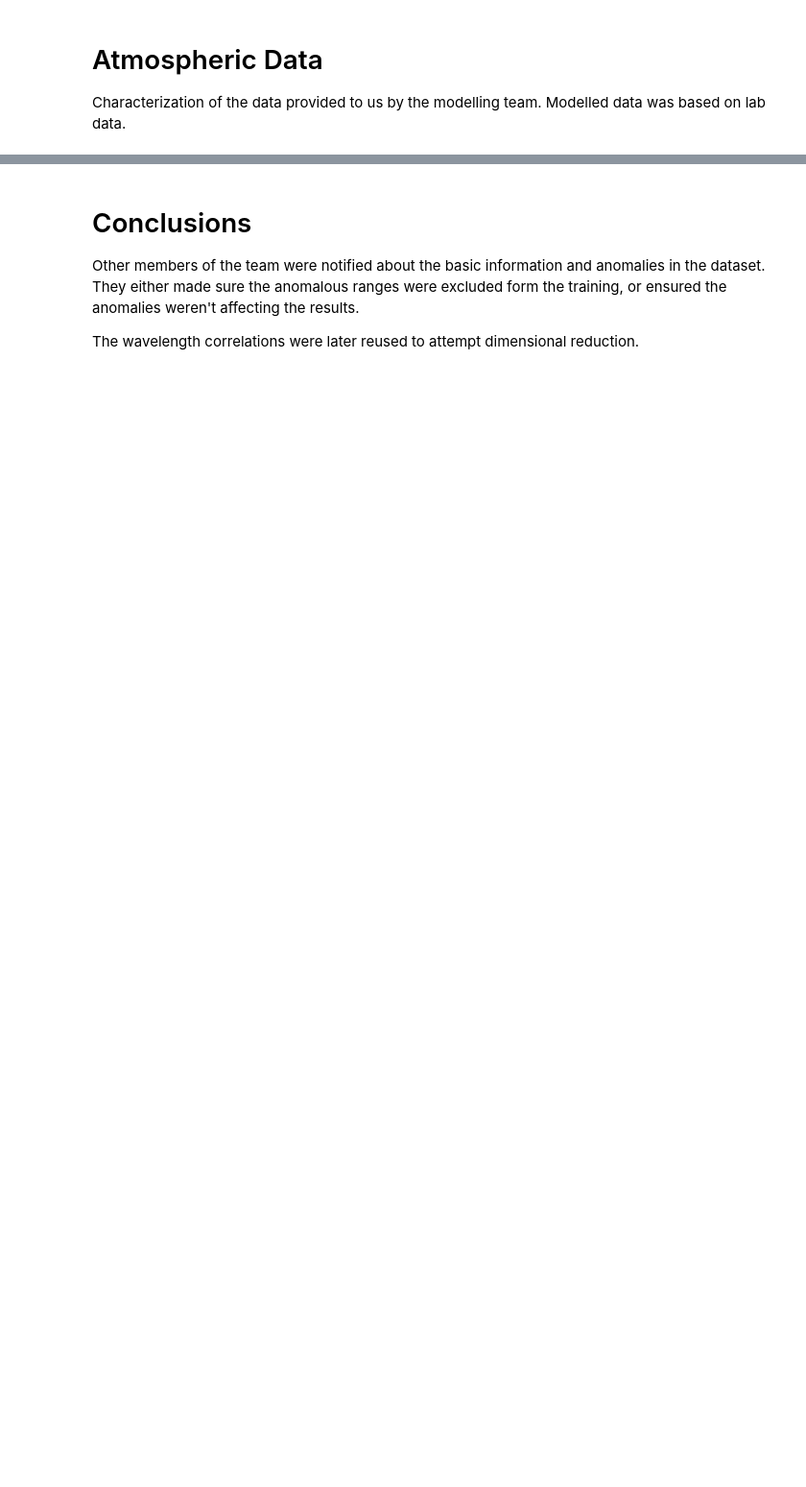
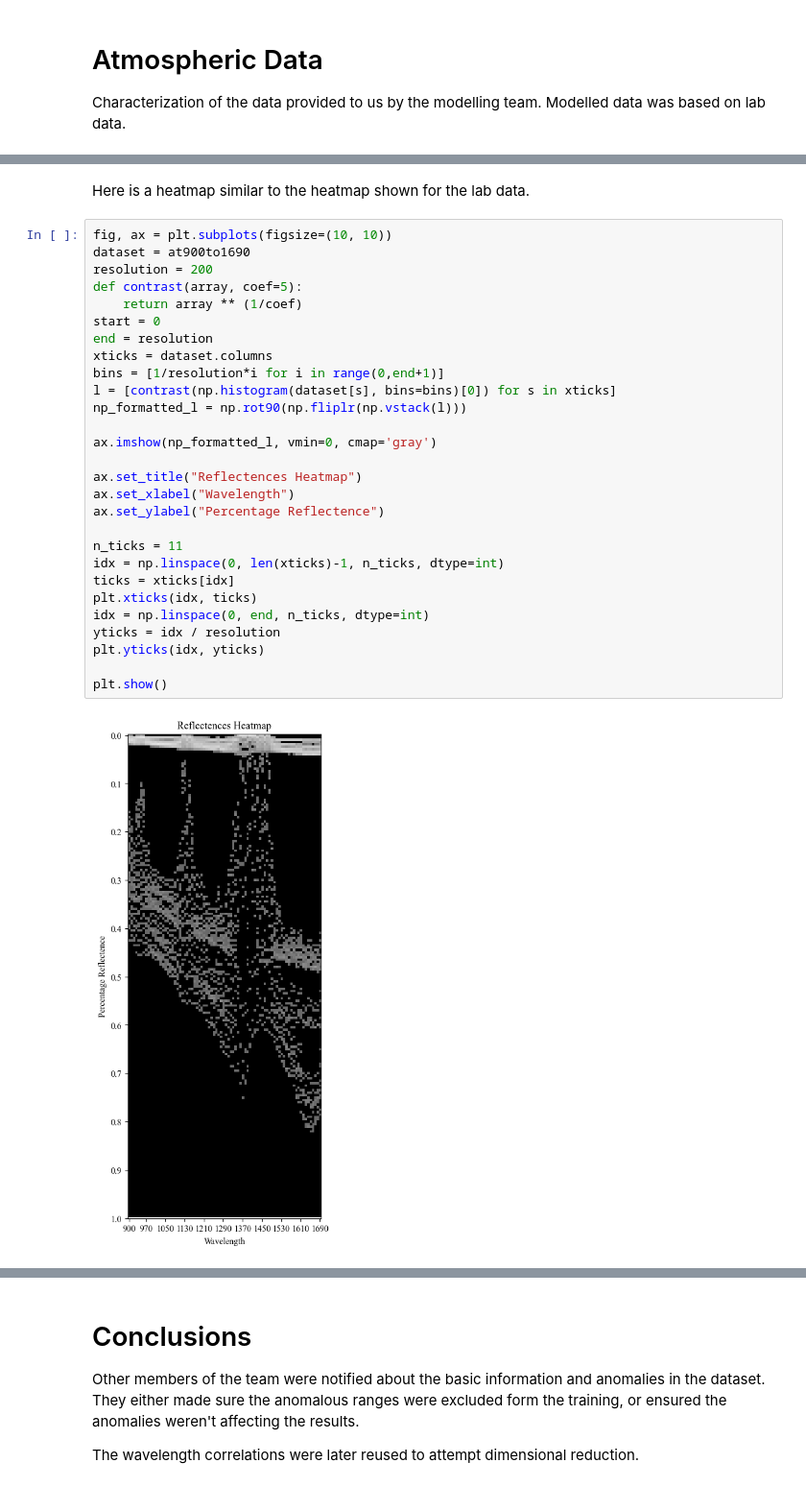
Before and after one commit to utat-ss/FINCH-Science_Unmixing, a Jupyter notebook: runs/characterization/dataset_characterization.ipynb, the cells around one changed output, grey strips where cells are left out. Shown at 96% size. Drawn from its saved outputs; the diff is of its cells as text; blank space fills up the shorter version.

```diff
--- a/runs/characterization/dataset_characterization.ipynb
+++ b/runs/characterization/dataset_characterization.ipynb
@@ -387,0 +412,32 @@ NameError: name 'plt' is not defined
+# %% [markdown]
+Here is a heatmap similar to the heatmap shown for the lab data.
+# %%
+fig, ax = plt.subplots(figsize=(10, 10))
+dataset = at900to1690
+resolution = 200
+def contrast(array, coef=5):
+    return array ** (1/coef)
+start = 0
+end = resolution
+xticks = dataset.columns
+bins = [1/resolution*i for i in range(0,end+1)]
+l = [contrast(np.histogram(dataset[s], bins=bins)[0]) for s in xticks]
+np_formatted_l = np.rot90(np.fliplr(np.vstack(l)))
+
+ax.imshow(np_formatted_l, vmin=0, cmap='gray')
+
+ax.set_title("Reflectences Heatmap")
+ax.set_xlabel("Wavelength")
+ax.set_ylabel("Percentage Reflectence")
+
+n_ticks = 11
+idx = np.linspace(0, len(xticks)-1, n_ticks, dtype=int)
+ticks = xticks[idx]
+plt.xticks(idx, ticks)
+idx = np.linspace(0, end, n_ticks, dtype=int)
+yticks = idx / resolution
+plt.yticks(idx, yticks)
+
+plt.show()
+# %% [output]
+[figure, added]
```
Also changed, not shown: parts of 16 cells of this notebook.
